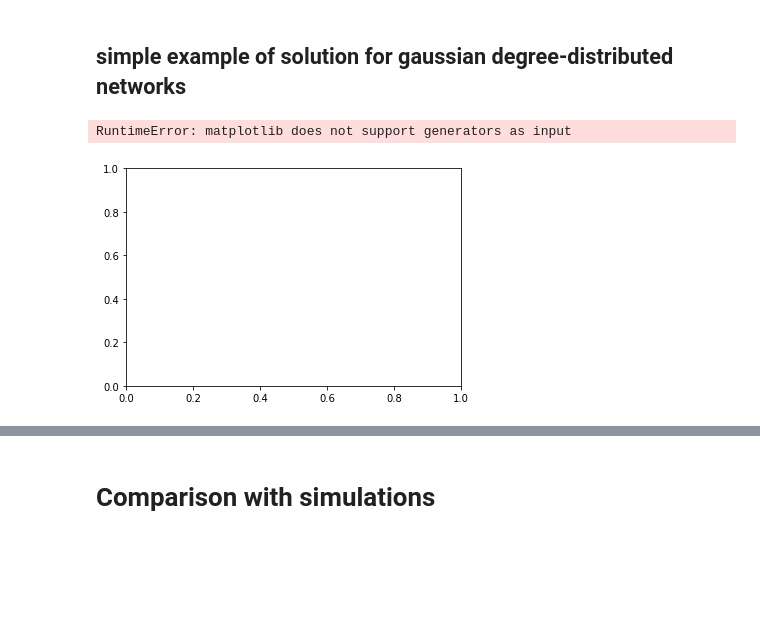
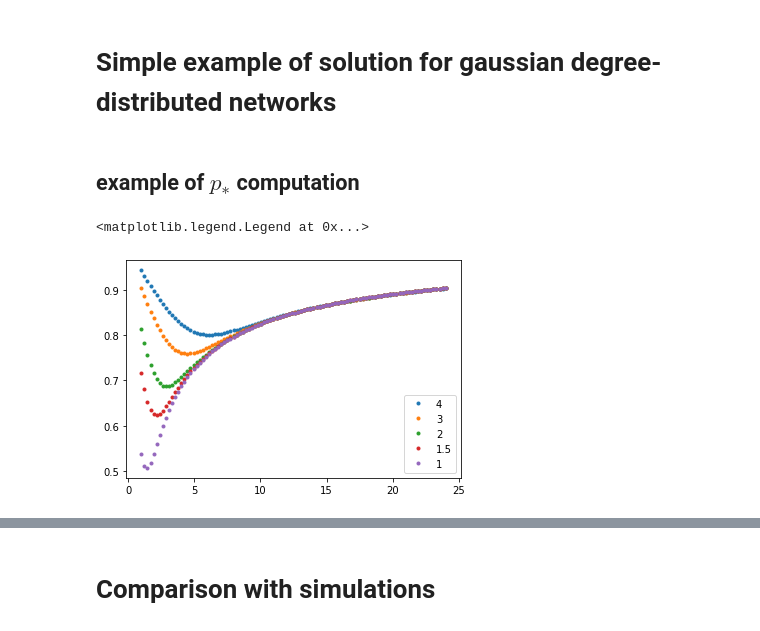
Before and after one commit to lordgrilo/Multitasking_capacity, a Jupyter notebook: mis-prediction-gaussian-case-heterogeneity.ipynb, the cells around one changed output, grey strips where cells are left out. Saved outputs shown, nothing was run; the diff lists cells and outputs as text; code cells hidden in the pictures; blank space fills up the shorter version.

Commit message:
semifinal commit for MIS computation part

```diff
--- a/mis-prediction-gaussian-case-heterogeneity.ipynb
+++ b/mis-prediction-gaussian-case-heterogeneity.ipynb
@@ -21,7 +21,9 @@ from scipy.optimize import fsolve, fmin, root
 import sympy as sy
 from mis_utils import *
 # %% [markdown]
- ## simple example of solution for gaussian degree-distributed networks
+#  Simple example of solution for gaussian degree-distributed networks
+# %% [markdown]
+## example of $p_*$ computation
 # %%
 N = 100
 k_min = 1
@@ -41,16 +43,16 @@ for i,s in enumerate(x_p):
 # %%
 c = 2
 pss = np.linspace(ps[0],ps[-1],100)
 xs = np.linspace(0,1,5000);
-plt.plot(pss, map(lambda x: minimize_gauss_pstar(xs, x, 4,c), pss),'.', label = '4')
-plt.plot(pss, map(lambda x: minimize_gauss_pstar(xs, x, 3,c), pss),'.', label = '3')
-plt.plot(pss, map(lambda x: minimize_gauss_pstar(xs, x, 2,c), pss),'.', label = '2')
-plt.plot(pss, map(lambda x: minimize_gauss_pstar(xs, x, 1.5,c), pss),'.', label = '1.5')
-plt.plot(pss, map(lambda x: minimize_gauss_pstar(xs, x, 1,c), pss),'.', label = '1')
+plt.plot(pss, list(map(lambda x: minimize_gauss_pstar(xs, x, 4,c), pss)),'.', label = '4')
+plt.plot(pss, list(map(lambda x: minimize_gauss_pstar(xs, x, 3,c), pss)),'.', label = '3')
+plt.plot(pss, list(map(lambda x: minimize_gauss_pstar(xs, x, 2,c), pss)),'.', label = '2')
+plt.plot(pss, list(map(lambda x: minimize_gauss_pstar(xs, x, 1.5,c), pss)),'.', label = '1.5')
+plt.plot(pss, list(map(lambda x: minimize_gauss_pstar(xs, x, 1,c), pss)),'.', label = '1')
 plt.legend(loc=0)
 # %% [output]
-RuntimeError: matplotlib does not support generators as input
+<matplotlib.legend.Legend at 0x...>
-[figure, old version]
+[figure, new version]
 # %%
 # define the colormap
 cmap = plt.cm.hot
```
Also changed, not shown: parts of 4 cells of this notebook, 21 other files.
